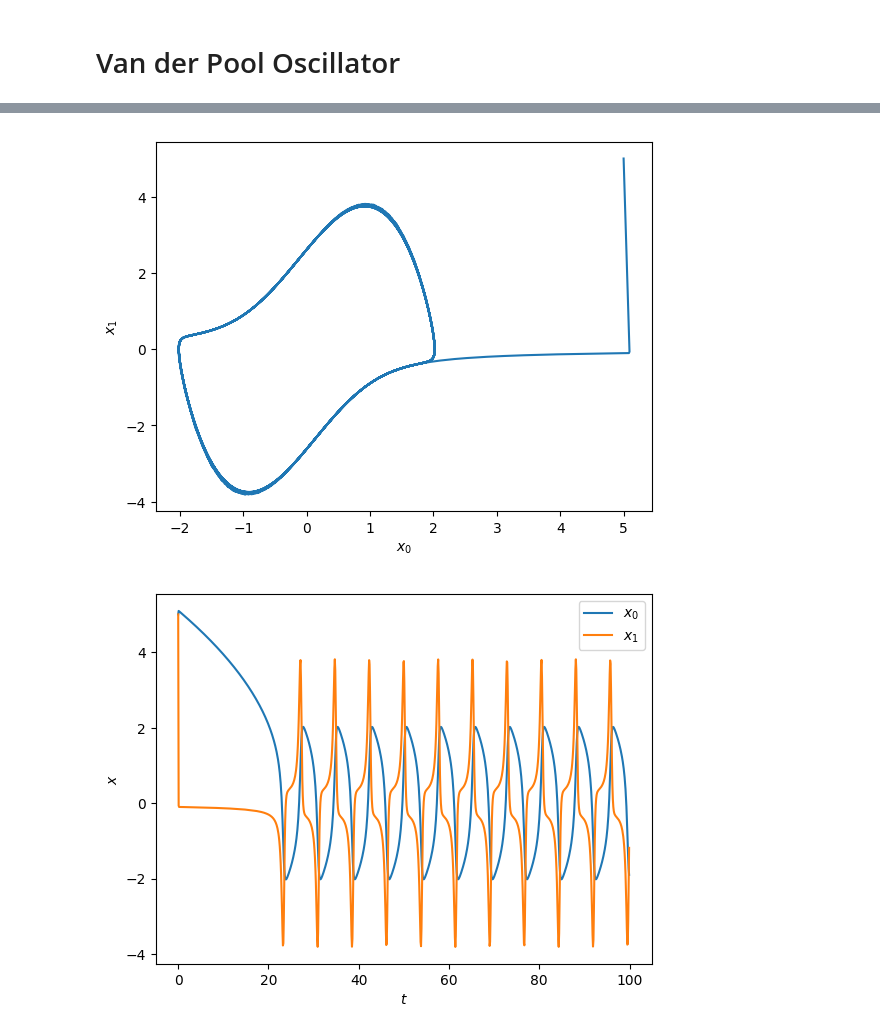
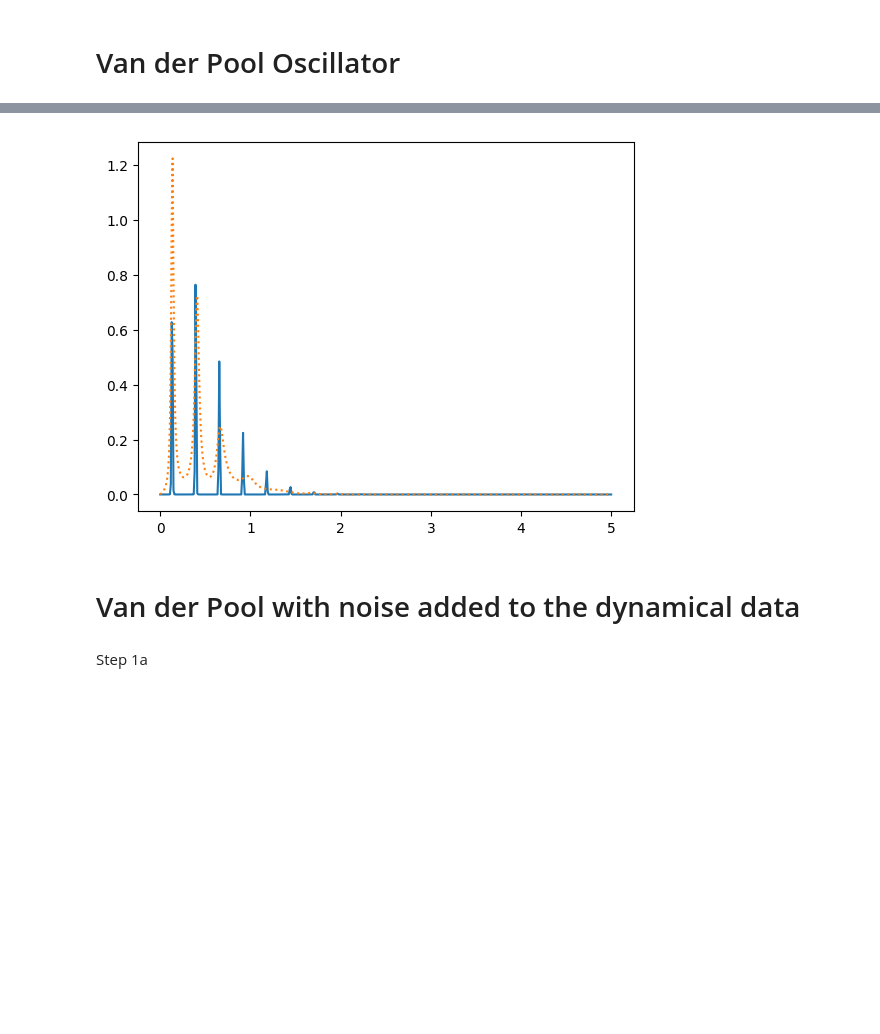
Before and after one commit to data-driven-dynamical-systems/Andre, a Jupyter notebook: Spectral Domain Granger Analysis.ipynb, the cells around one changed output, grey strips where cells are left out. Saved outputs shown, nothing was run; the diff lists cells and outputs as text; code cells hidden in the pictures; blank space fills up the shorter version.

```diff
--- a/Spectral Domain Granger Analysis.ipynb
+++ b/Spectral Domain Granger Analysis.ipynb
@@ -19,3 +134,24 @@ Importing Jupyter notebook from dynamicalModels.ipynb
+# %%
+# time lag of 28 fits the trend of spectral density calculated via Welch's method
+# Check if there are better estimates of spectral density besides Welch's method
+results = model.fit(25,trend='nc')
+# %%
+Sigma = np.cov((results.resid.values).T)
+def estimate_spectral_density(f):
+    return estimate_spectral_density_matrix(f,Sigma,results.coefs)
+[f,csd_estimate_welch,csd_estimate_transfer] = \
+        compare_spectrums('x','dx',vdp_df,estimate_spectral_density,1/dt)
+
+plt.clf()
+plt.plot(f,csd_estimate_welch)
+plt.plot(f,csd_estimate_transfer,':')
+plt.show()
+# %% [output]
+[figure, added]
+# %% [markdown]
+# Van der Pool with noise added to the dynamical  data
+# %% [markdown]
+Step 1a
 # %%
 x0 = np.array([5.0, 5.0])
 dt = 0.1
@@ -25,8 +163,0 @@ vdp = dynamicalModels.van_der_pol(2)
-# %%
-sol = vdp.integrate(tinit,tmax,dt,x0)
-data_length =(sol.t).shape
-vdp.trajectory_plot()
-vdp.evolution_plot()
-# %% [output]
-[figure, removed]
-[figure, removed]
```
Also changed, not shown: parts of 58 cells of this notebook.
